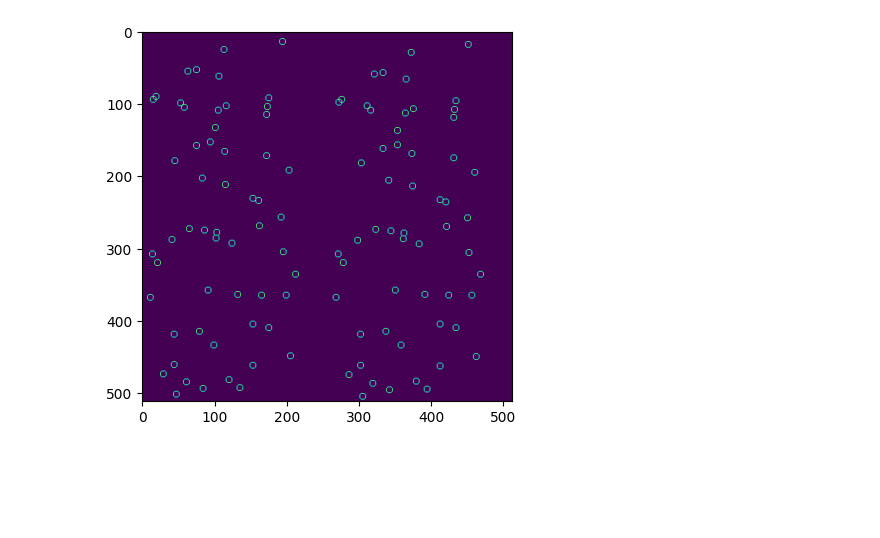
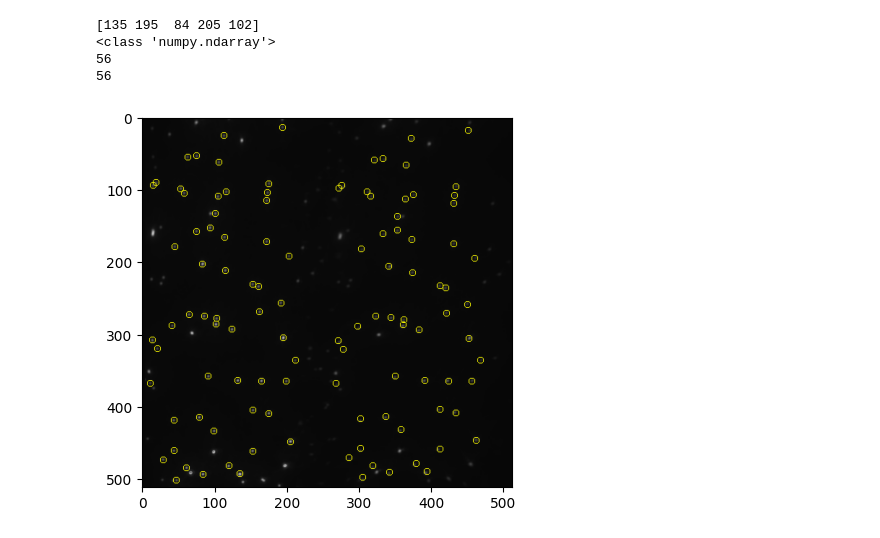
Before and after one commit to ljhason/smImaging-Exploration, a Jupyter notebook: Peaks Plots/circle.ipynb, the cells around one changed output. Saved outputs shown, nothing was run; the diff lists cells and outputs as text; code cells hidden in the pictures; blank space fills up the shorter version.

```diff
--- a/Peaks Plots/circle.ipynb
+++ b/Peaks Plots/circle.ipynb
@@ -29,10 +29,11 @@ params_x_man_10, params_y_man_10 = find_polyfit_params(CH1_peaks_10, CH2_peaks_1
 mapped_peaks_10 = apply_polyfit_params(good_peaks_1, params_x_man_10, params_y_man_10).astype(np.uint16)
 poly_pair_count_tol4_10, poly_pair_arr_CH1_tol4_10, poly_pair_arr_CH2_tol4_10 = find_polyfit_pairs(mapped_peaks_10, good_peaks_1, tolerance=4)
 # %%
-def draw_circle(radius, y_centre, x_centre, background_dim):
+# Midpoint circle algorithm
+def draw_circle(radius, y_centre, x_centre, background_dim, colour = [255, 255, 0]):
 
     diameter = 2 * radius + 1
-    circle_array = np.zeros((background_dim, background_dim), dtype=np.uint8)
+    circle_array = np.zeros((background_dim, background_dim, 3), dtype=np.uint8)
 
 
     # Midpoint circle algorithm
@@ -41,14 +42,14 @@ def draw_circle(radius, y_centre, x_centre, background_dim):
     p = 1 - radius
 
     while x >= y:
-        circle_array[x_centre + x, y_centre + y] = 255
-        circle_array[x_centre - x, y_centre + y] = 255
-        circle_array[x_centre + x, y_centre - y] = 255
-        circle_array[x_centre - x, y_centre - y] = 255
-        circle_array[x_centre + y, y_centre + x] = 255
-        circle_array[x_centre - y, y_centre + x] = 255
-        circle_array[x_centre + y, y_centre - x] = 255
-        circle_array[x_centre - y, y_centre - x] = 255
+        circle_array[x_centre + x, y_centre + y] = colour
+        circle_array[x_centre - x, y_centre + y] = colour
+        circle_array[x_centre + x, y_centre - y] = colour
+        circle_array[x_centre - x, y_centre - y] = colour
+        circle_array[x_centre + y, y_centre + x] = colour
+        circle_array[x_centre - y, y_centre + x] = colour
+        circle_array[x_centre + y, y_centre - x] = colour
+        circle_array[x_centre - y, y_centre - x] = colour
 
         y += 1
         if p <= 0:
@@ -90,23 +83,36 @@ Maximum element value in total_arr:255.0
-# %%
-circle_array_CH1 = draw_circle(4, poly_pair_arr_CH1_tol4_10[:,1], poly_pair_arr_CH1_tol4_10[:,0], image.shape[0])
-circle_array_CH2 = draw_circle(4, poly_pair_arr_CH2_tol4_10[:,1], poly_pair_arr_CH2_tol4_10[:,0], image.shape[0])
-
-all_arr = np.add(circle_array_CH1, circle_array_CH2)
-# all_arr = np.add(all_arr, image)
-# all_arr_norm = all_arr/np.max(all_arr)
-
-plt.imshow(all_arr)
-# plt.imshow(image, cmap='gray')
-plt.show()
-# #Interactive Plots
-# fig = plt.figure(figsize=(8, 8))
-# ax = fig.subplots()
-# ax.imshow(image, cmap='gray')
-# ax.imshow(circle_array_CH1, cmap='Reds', alpha=0.5)
-# ax.imshow(circle_array_CH2, cmap='Blues', alpha=0.5)
-# ax.set_title(f"Polymap, tolerance=4 ({poly_pair_count_tol4_10} pairs)")
-# ax.legend(loc='upper right', bbox_to_anchor=(1.0, 1.06))
-
-# plt.show()
-# %% [output]
-[figure, removed]
+# %%
+print(poly_pair_arr_CH1_tol4_10[:5,1])
+print(type(poly_pair_arr_CH1_tol4_10))
+print(len(poly_pair_arr_CH1_tol4_10[:,1]))
+print(len(poly_pair_arr_CH1_tol4_10[:,1]))
+# %% [output]
+[135 195  84 205 102]
+<class 'numpy.ndarray'>
+56
+56
+# %%
+def plot_cicle(image, radius, y_centre, x_centre, background_dim, colour = [255, 255, 0]):
+    circle_array = draw_circle(4, y_centre, x_centre, image.shape[0])
+    mask = (circle_array == [255, 255, 0]).all(axis=-1)
+    try:
+        if image.ndim == 2:
+            image_3d = np.repeat(image[..., np.newaxis], 3, -1)
+        elif image.ndim==3 and image.shape[2]==3:
+            image_3d = image
+    except Exception as e:
+        print(f"Error plotting circle: {e}")
+        return None
+
+    # Set the pixels in the mask to be yellow
+    image_3d[mask] = [255, 255, 0]
+    # Display the modified image
+
+    plt.imshow(image_3d)
+    plt.show()
+# %%
+y_cen = np.concatenate((poly_pair_arr_CH1_tol4_10[:,1], poly_pair_arr_CH2_tol4_10[:,1]), axis=None)
+x_cen = np.concatenate((poly_pair_arr_CH1_tol4_10[:,0], poly_pair_arr_CH2_tol4_10[:,0]), axis=None)
+
+plot_cicle(image, 4, y_cen, x_cen, image.shape[0])
+# %% [output]
+[figure, added]
```
Also changed, not shown: parts of 3 cells of this notebook, 2 other files.
